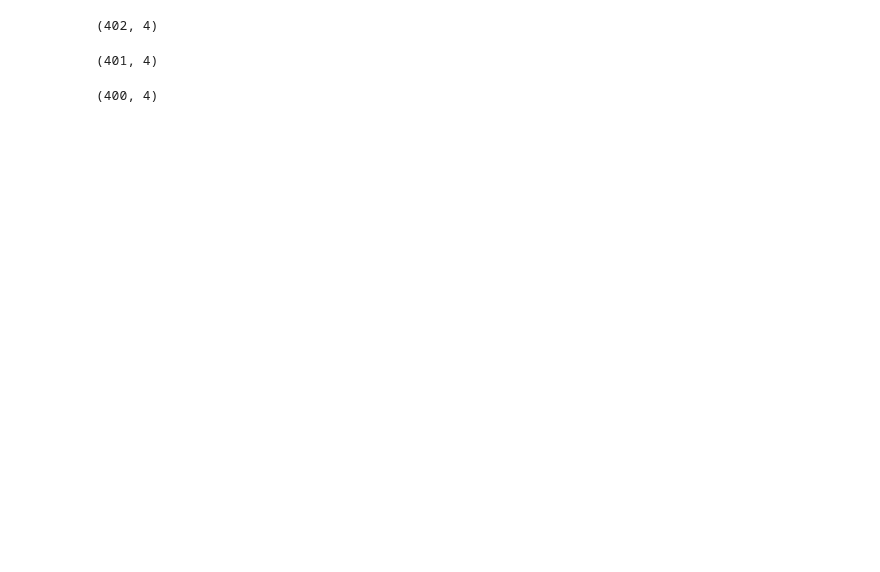
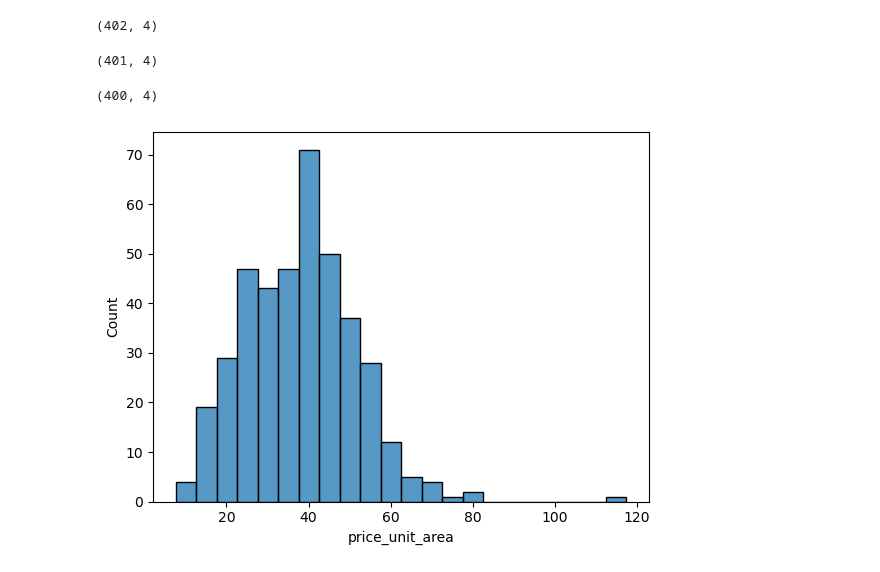
Before and after one commit to NevesLaura-NP/real-state-pricing, a Jupyter notebook: code/data_prep/02clean.ipynb, the cells around one changed output. Cells and saved outputs as stored; diff of their text form; code cells hidden in the pictures; blank space fills up the shorter version.

```diff
--- a/code/data_prep/02clean.ipynb
+++ b/code/data_prep/02clean.ipynb
@@ -115,9 +129,12 @@ df_outl.shape
 # %%
 # let's explore our visualizations again, starting with univariate
 
 # TODO : plot histogram of "price_unit_area" using sns here
 # documentation: https://seaborn.pydata.org/generated/seaborn.histplot.html
-...
+sns.histplot(df_outl["price_unit_area"])
+plt.show()
+# %% [output]
+[figure, added]
 # %%
 # TODO : plot histogram of "house_age" using sns here
 # documentation: https://seaborn.pydata.org/generated/seaborn.histplot.html
```
Also changed, not shown: parts of 16 cells of this notebook, 9 other files.
